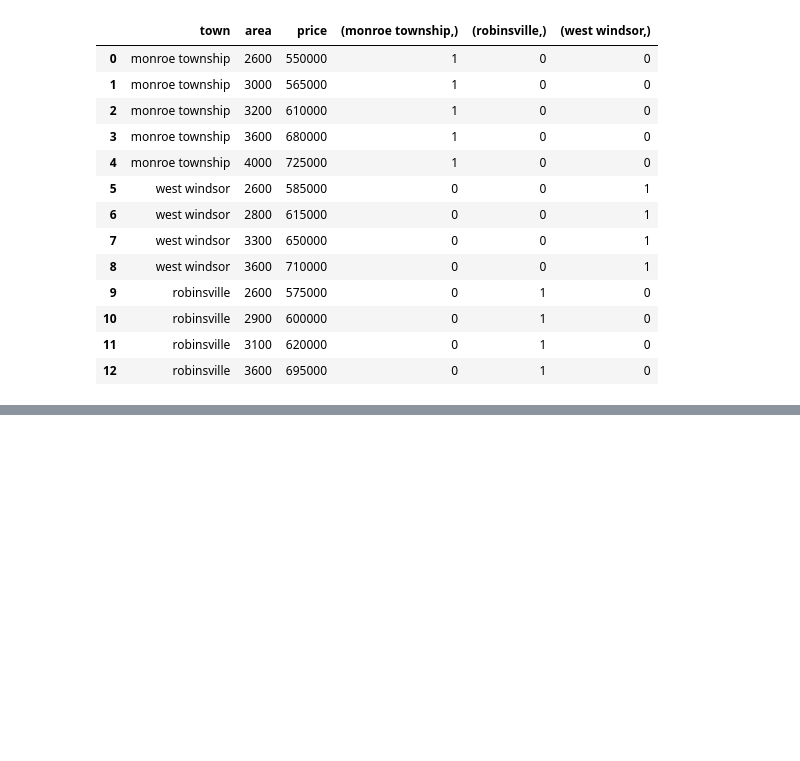
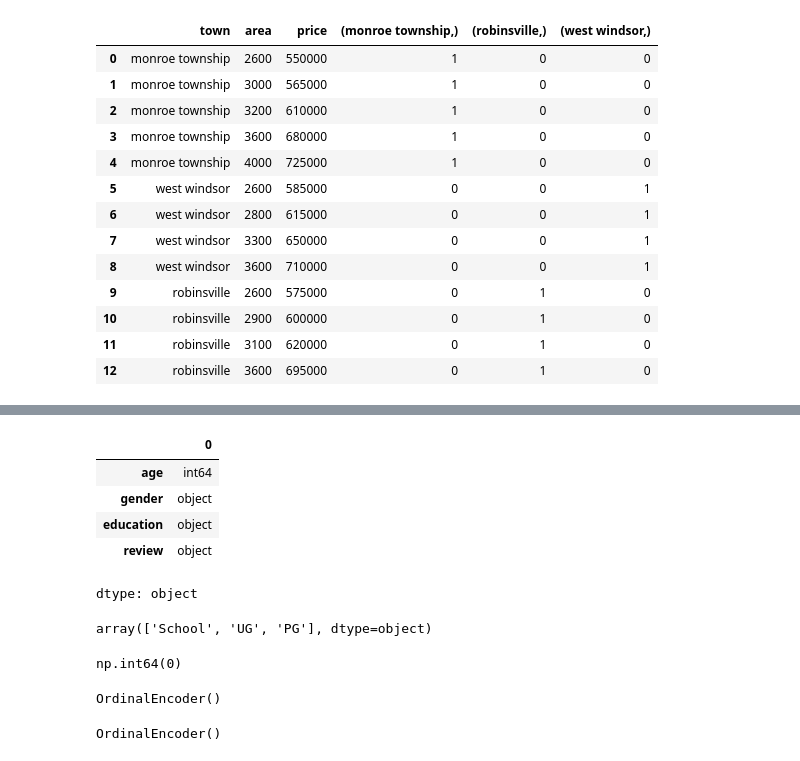
Before and after one commit to vivsingh119/agentic-ai-practise, a Jupyter notebook: 3-encoding_nominal_onehotencoder.ipynb, the cells around one changed output, grey strips where cells are left out. Cells and saved outputs as stored; diff of their text form; code cells hidden in the pictures; blank space fills up the shorter version.

```diff
--- a/3-encoding_nominal_onehotencoder.ipynb
+++ b/3-encoding_nominal_onehotencoder.ipynb
@@ -132,0 +157,17 @@ pd.concat([df_township,df_new],axis=1)
+# %%
+movie_df.dtypes
+# %% [output]
+|  | 0 |
+| age | int64 |
+| gender | object |
+| education | object |
+| review | object |
+dtype: object
+# %%
+movie_df['education'].unique()
+# %% [output]
+array(['School', 'UG', 'PG'], dtype=object)
+# %%
+movie_df['education'].isna().sum()
+# %% [output]
+np.int64(0)
@@ -132,0 +176,9 @@ pd.concat([df_township,df_new],axis=1)
+# %%
+oe=OrdinalEncoder()
+oe
+# %% [output]
+OrdinalEncoder()
+# %%
+oe.fit(movie_df[['education']])
+# %% [output]
+OrdinalEncoder()
```
Also changed, not shown: parts of 10 cells of this notebook.
